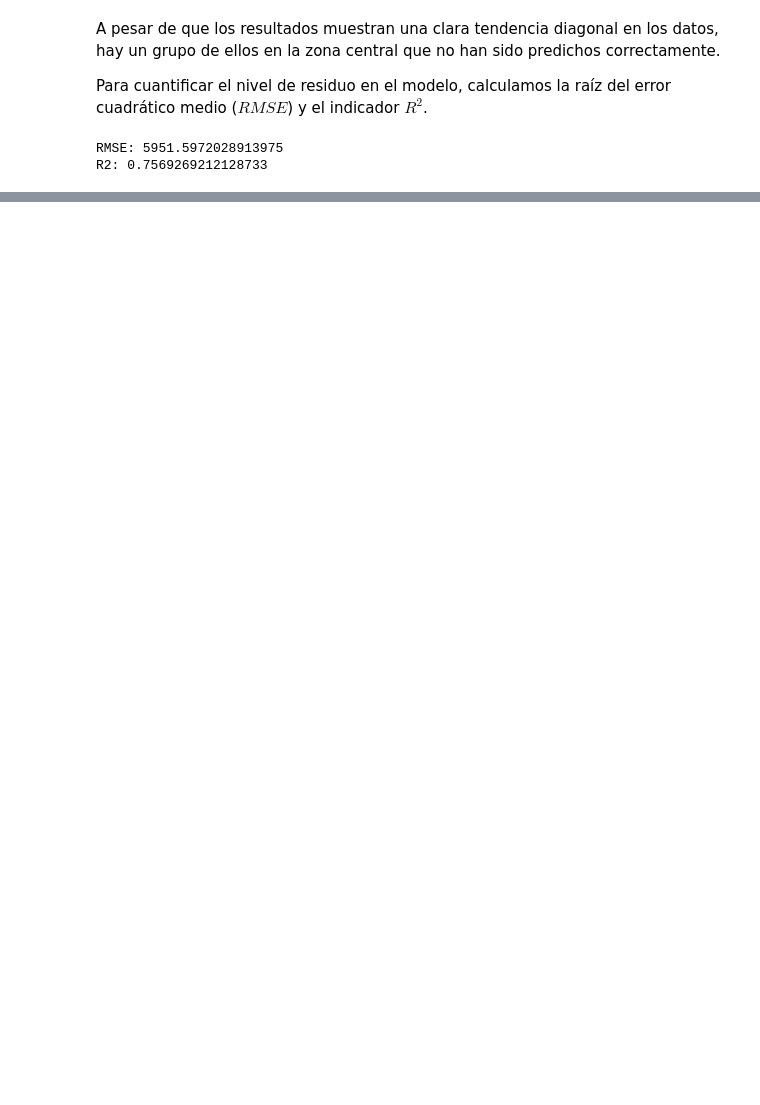
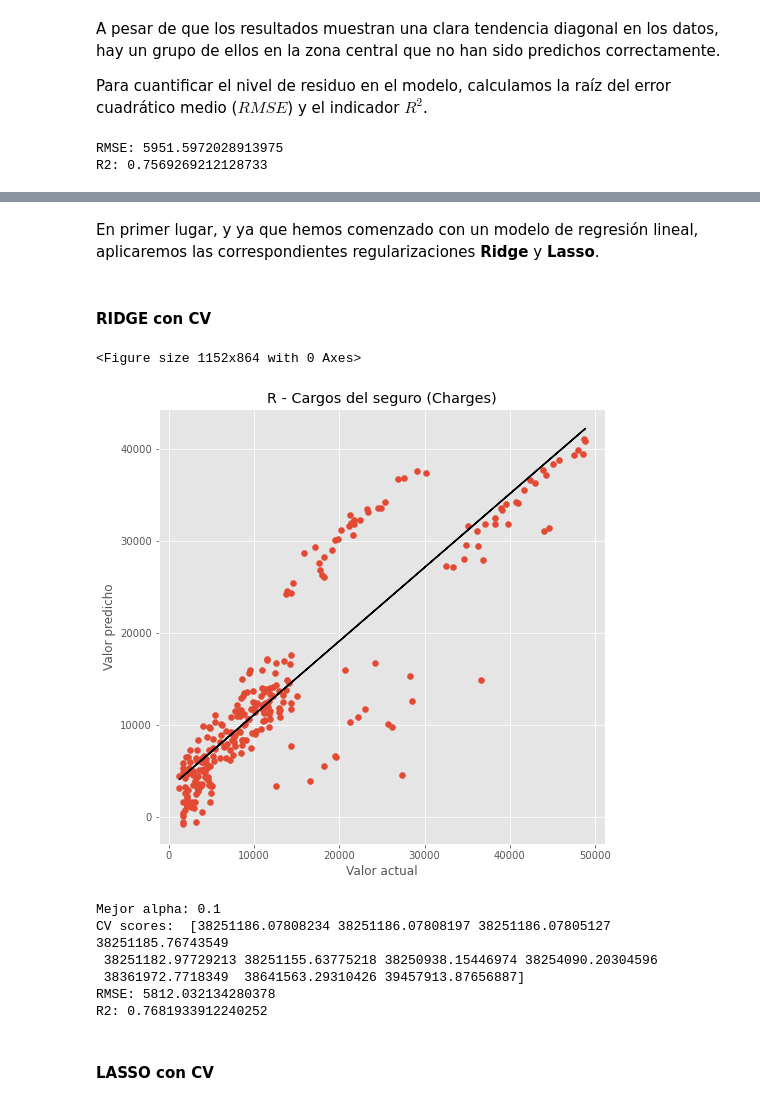
Before and after one commit to JuanManuelRamos/Proyectos-Machine-Learning-, a Jupyter notebook: ML Regresión/ML Reg - Previsión de seguros/ML Regresión - Previsión de seguros.ipynb, the cells around one changed output, grey strips where cells are left out. Drawn from its saved outputs; the diff is of its cells as text; code cells hidden in the pictures; blank space fills up the shorter version.

```diff
--- a/ML Regresión/ML Reg - Previsión de seguros/ML Regresión - Previsión de seguros.ipynb
+++ b/ML Regresión/ML Reg - Previsión de seguros/ML Regresión - Previsión de seguros.ipynb
@@ -847,0 +863,42 @@ R2: 0.7569269212128733
+# %% [markdown]
+En primer lugar, y ya que hemos comenzado con un modelo de regresión lineal, aplicaremos las correspondientes regularizaciones **Ridge** y **Lasso**.
+# %% [markdown]
+#### RIDGE con CV
+# %%
+model = RidgeCV(alphas=[1e-15, 1e-10, 1e-8, 1e-4, 1e-3, 1e-2, 1e-1, 1, 5, 10, 20], store_cv_values=True).fit(X_train, y_train)
+pred = model.predict(X_test)
+# %%
+plt.clf()
+plt.figure(figsize=(8,8))
+plt.scatter(y_test, pred)
+plt.xlabel('Valor actual')
+plt.ylabel('Valor predicho')
+plt.title('R - Cargos del seguro (Charges)')
+
+z = np.polyfit(y_test, pred, 1)
+p = np.poly1d(z)
+plt.plot(y_test, p(y_test), color='black')
+
+plt.show()
+
+
+print("Mejor alpha:", model.alpha_)
+print("CV scores: ", np.mean(model.cv_values_, axis=0))
+
+mse = mean_squared_error(y_test, pred)
+rmse_R = np.sqrt(mse)
+print("RMSE:", rmse_R)
+
+r2_R = r2_score(y_test, pred)
+print("R2:", r2_R)
+# %% [output]
+<Figure size 1152x864 with 0 Axes>
+[figure, added]
+Mejor alpha: 0.1
+CV scores:  [38251186.07808234 38251186.07808197 38251186.07805127 38251185.76743549
+ 38251182.97729213 38251155.63775218 38250938.15446974 38254090.20304596
+ 38361972.7718349  38641563.29310426 39457913.87656887]
+RMSE: 5812.032134280378
+R2: 0.7681933912240252
+# %% [markdown]
+#### LASSO con CV
```
Also changed, not shown: parts of 34 cells of this notebook, 2 other files.
